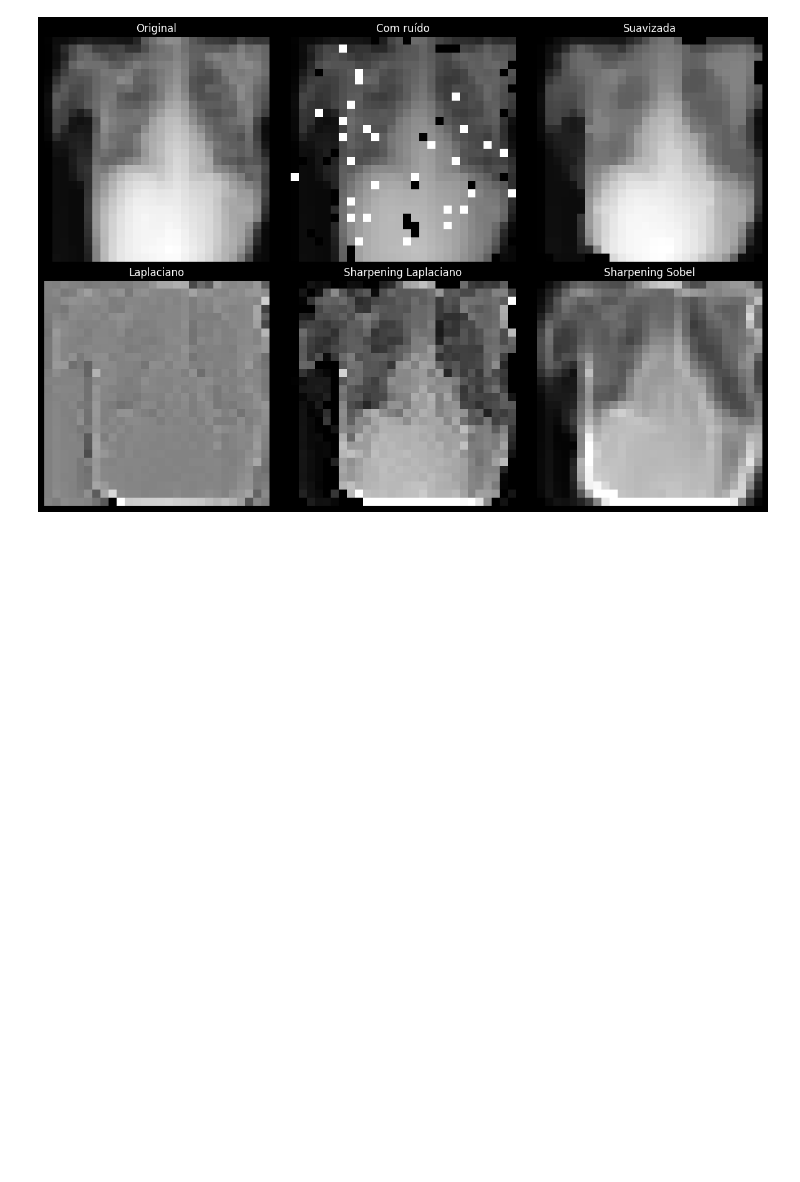
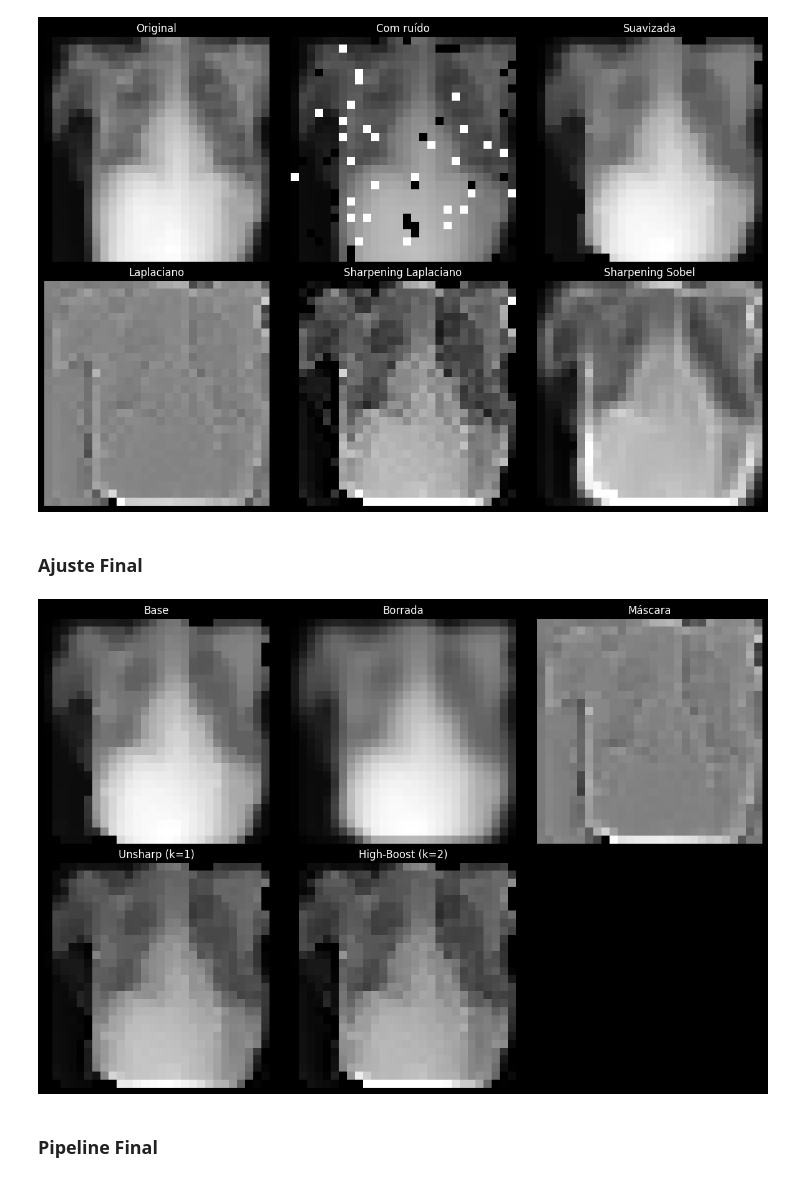
Before and after one commit to pedrxbro/digital-image-processing, a Jupyter notebook: medical-image-processing-pipeline/main.ipynb, the cells around one changed output. Saved outputs shown, nothing was run; the diff lists cells and outputs as text; code cells hidden in the pictures; blank space fills up the shorter version.

Commit message:
feat: implement unsharp masking and high-boost filtering

```diff
--- a/medical-image-processing-pipeline/main.ipynb
+++ b/medical-image-processing-pipeline/main.ipynb
@@ -452,3 +452,35 @@ show_images_grid(
 )
 # %% [output]
 [figure]
+# %% [markdown]
+### Ajuste Final
+# %%
+def highboost_filter(img, kernel_size=3, sigma=1.0, k=1.0):
+    img = img.astype(np.float32)
+
+    blurred = conv2d_float(img, gaussian_kernel(kernel_size, sigma))
+    mask = img - blurred
+
+    sharpened = img + k * mask
+    sharpened = np.clip(sharpened, 0, 255).astype(np.uint8)
+
+    return blurred, mask, sharpened
+# %%
+img_base = img_1_sp_median.astype(np.float32)
+
+blurred, mask, unsharp_img = highboost_filter(img_base, kernel_size=3, sigma=1.0, k=1.0)
+_, _, highboost_img = highboost_filter(img_base, kernel_size=3, sigma=1.0, k=2.0)
+
+mask_show = normalize_image(mask)
+blurred_show = np.clip(blurred, 0, 255).astype(np.uint8)
+
+show_images_grid(
+    [img_base.astype(np.uint8), blurred_show, mask_show, unsharp_img, highboost_img],
+    ["Base", "Borrada", "Máscara", "Unsharp (k=1)", "High-Boost (k=2)"],
+    cols=3,
+    figsize=(12, 8)
+)
+# %% [output]
+[figure, added]
+# %% [markdown]
+### Pipeline Final
```
Also changed, not shown: parts of 2 cells of this notebook.
